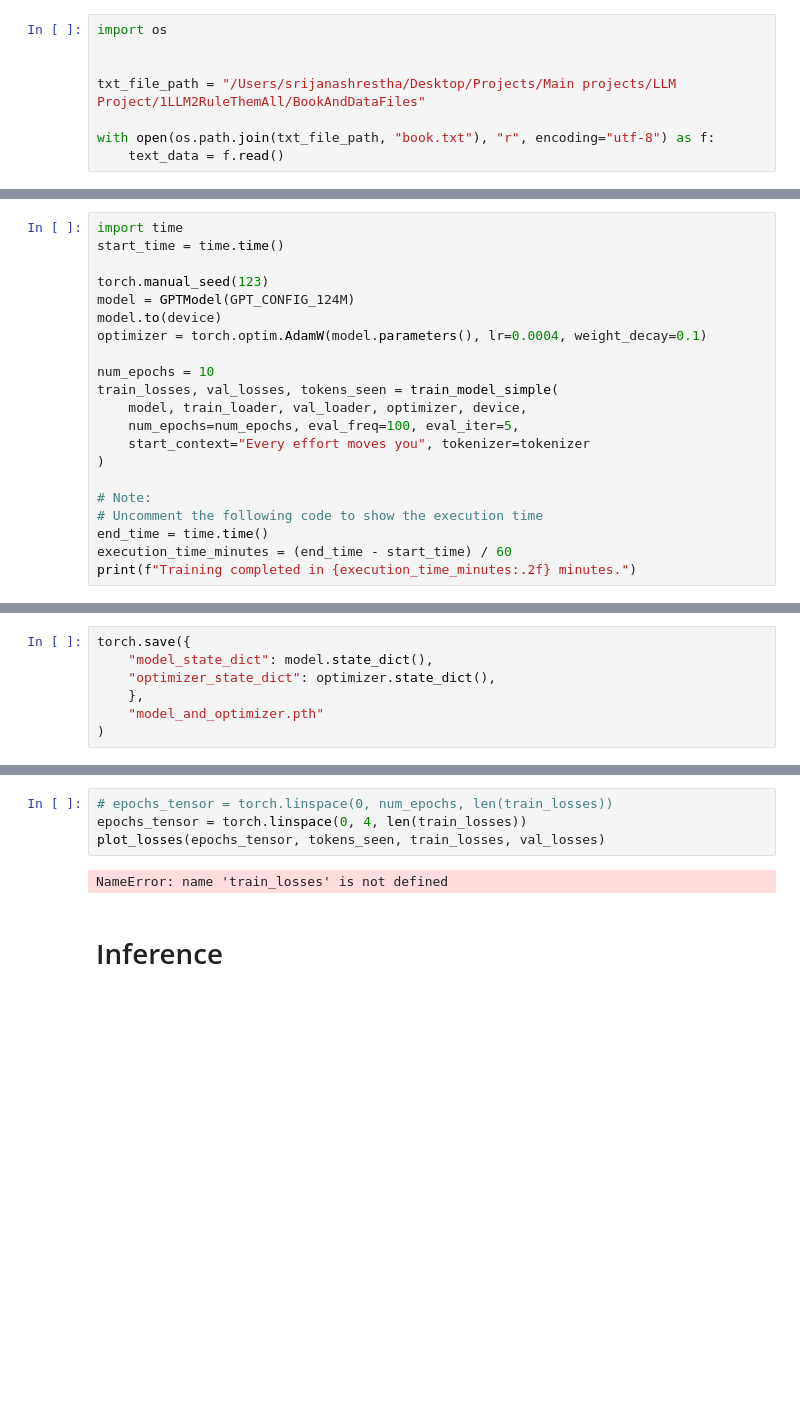
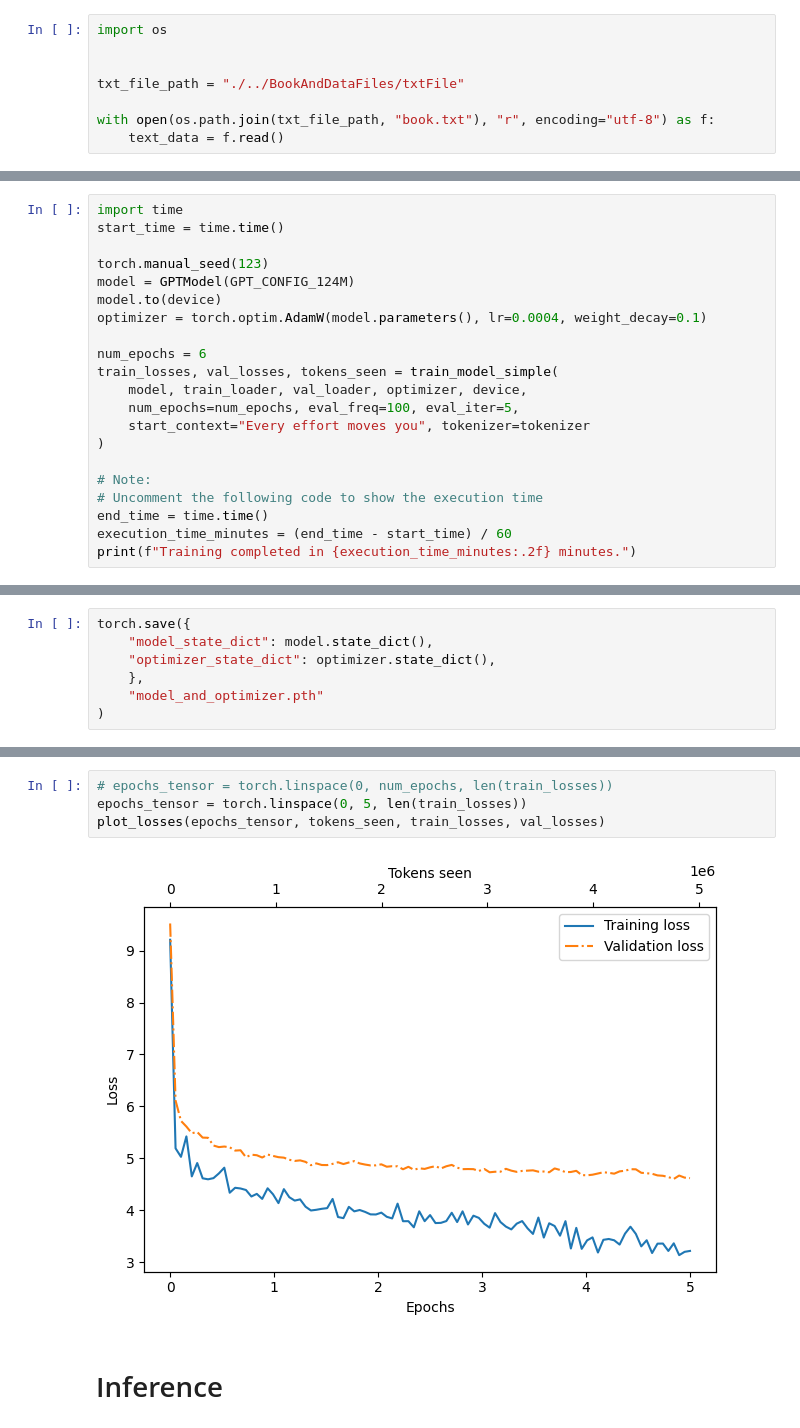
Before and after one commit to Srijana-gits/1LLM2RuleThemAll, a Jupyter notebook: LLMfromScratch/experiment.ipynb, the cells around one changed output, grey strips where cells are left out. Cells and saved outputs as stored; diff of their text form; blank space fills up the shorter version.

Commit message:
training complete

```diff
--- a/LLMfromScratch/experiment.ipynb
+++ b/LLMfromScratch/experiment.ipynb
@@ -92,7 +92,7 @@ Output text: Hello, I am Laur inhab DistrinetalkQueue bear confidentlyggyenium
 import os
 
 
-txt_file_path = "/Users/srijanashrestha/Desktop/Projects/Main projects/LLM Project/1LLM2RuleThemAll/BookAndDataFiles"
+txt_file_path = "./../BookAndDataFiles/txtFile"
 
 with open(os.path.join(txt_file_path, "book.txt"), "r", encoding="utf-8") as f:
     text_data = f.read()
@@ -167,7 +167,7 @@ model = GPTModel(GPT_CONFIG_124M)
 model.to(device)
 optimizer = torch.optim.AdamW(model.parameters(), lr=0.0004, weight_decay=0.1)
 
-num_epochs = 10
+num_epochs = 6
 train_losses, val_losses, tokens_seen = train_model_simple(
     model, train_loader, val_loader, optimizer, device,
     num_epochs=num_epochs, eval_freq=100, eval_iter=5,
@@ -203,9 +216,9 @@ RuntimeError: MPS backend out of memory (MPS allocated: 8.80 GiB, other allocati
 # %%
 # epochs_tensor = torch.linspace(0, num_epochs, len(train_losses))
-epochs_tensor = torch.linspace(0, 4, len(train_losses))
+epochs_tensor = torch.linspace(0, 5, len(train_losses))
 plot_losses(epochs_tensor, tokens_seen, train_losses, val_losses)
 # %% [output]
-NameError: name 'train_losses' is not defined
+[figure, added]
 # %% [markdown]
 # Inference
 # %%
```
Also changed, not shown: parts of 5 cells of this notebook.
